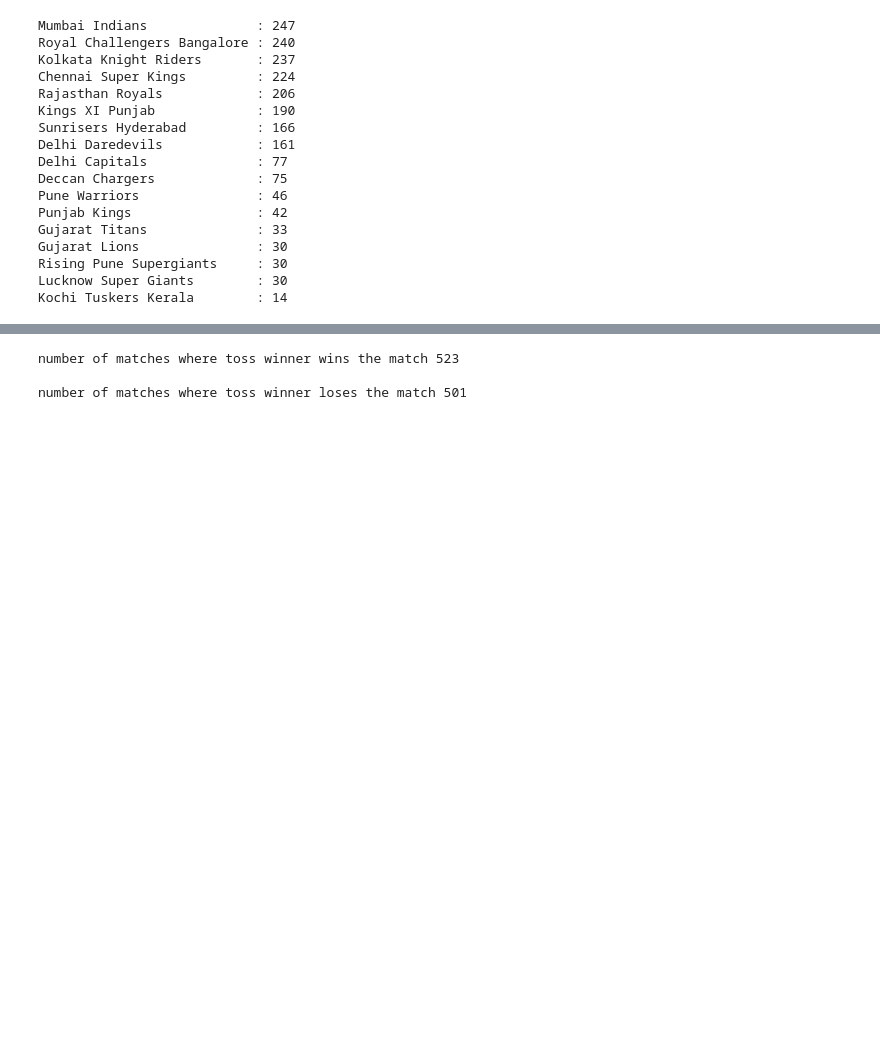
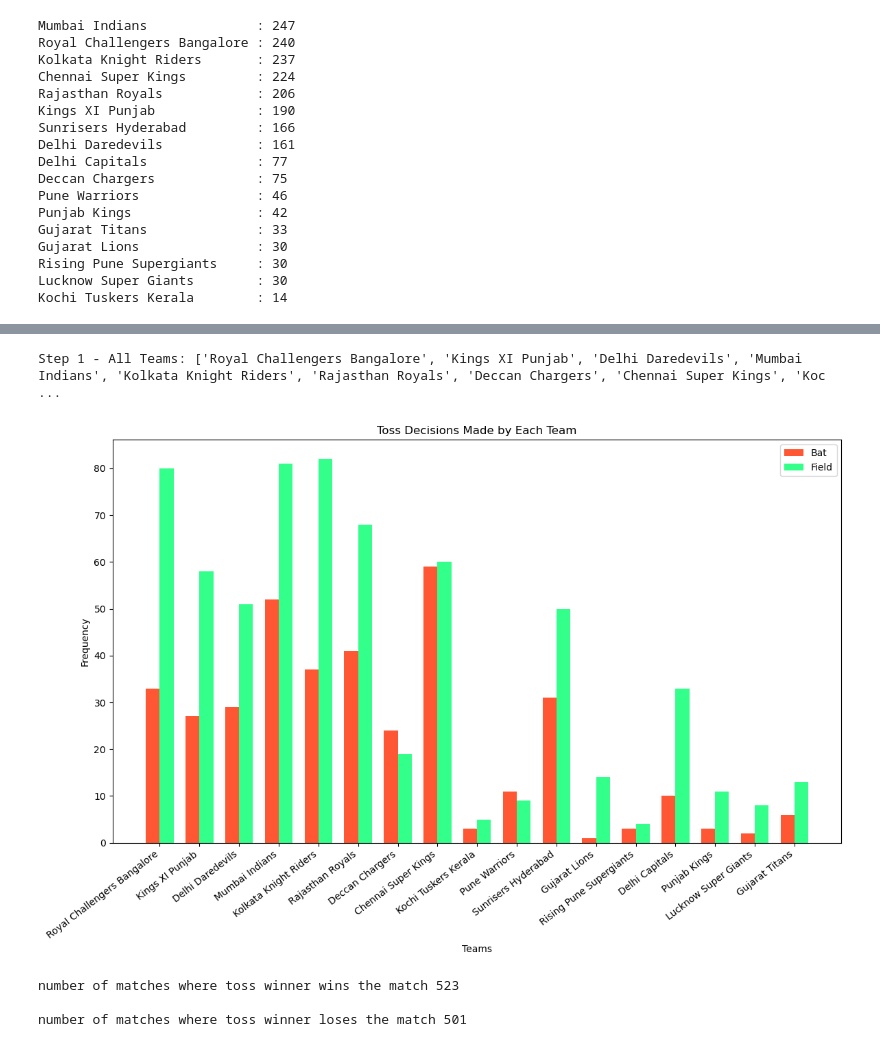
Before and after one commit to code-with-aneesh/IPL_Analysis, a Jupyter notebook: match_analysis.ipynb, the cells around one changed output, grey strips where cells are left out. Drawn from its saved outputs; the diff is of its cells as text; code cells hidden in the pictures; blank space fills up the shorter version.

```diff
--- a/match_analysis.ipynb
+++ b/match_analysis.ipynb
@@ -266,14 +300,3 @@ Gujarat Lions               : 30
 Rising Pune Supergiants     : 30
 Lucknow Super Giants        : 30
 Kochi Tuskers Kerala        : 14
-# %%
-team_toss_decisions = {}
-
-for team in all_teams:
-    team_toss_match = match[match["toss_winner"] == team]
-    toss_decisions_count = team_toss_match["toss_decision"].value_counts()
-    team_toss_decisions[team] = toss_decisions_count
-
-for team, toss_decisions in team_toss_decisions.items():
-    print(team)
-    print(toss_decisions)
@@ -298,3 +303,69 @@ Name: count, dtype: int64
+# %%
+import pandas as pd
+import matplotlib.pyplot as plt
+import numpy as np
+
+# Assuming `match` DataFrame is already loaded
+
+# Step 1: Get the list of all teams
+all_teams = match["team1"].unique().tolist()
+print("Step 1 - All Teams:", all_teams)
+
+# Step 2: Initialize a dictionary to store the toss decisions made by each team
+team_toss_decisions = {}
+
+# Step 3: Calculate the toss decisions made by each team
+for team in all_teams:
+    team_toss_match = match[match["toss_winner"] == team]
+    toss_decisions_count = team_toss_match["toss_decision"].value_counts()
+    team_toss_decisions[team] = (
+        toss_decisions_count.to_dict()
+    )  # Convert Series to dictionary
+
+# Ensure all teams have both "bat" and "field" categories
+for team in all_teams:
+    if "bat" not in team_toss_decisions[team]:
+        team_toss_decisions[team]["bat"] = 0
+    if "field" not in team_toss_decisions[team]:
+        team_toss_decisions[team]["field"] = 0
+
+# Step 4: Separate the toss decision counts for each team
+team_bat_counts = {
+    team: toss_decisions.get("bat", 0)
+    for team, toss_decisions in team_toss_decisions.items()
+}
+team_field_counts = {
+    team: toss_decisions.get("field", 0)
+    for team, toss_decisions in team_toss_decisions.items()
+}
+
+# Step 5: Plot the results using grouped bar chart
+plt.figure(figsize=(12, 8))
+
+bar_width = 0.35
+index = np.arange(len(all_teams))  # Use numpy.arange for evenly spaced positions
+
+plt.bar(index, team_bat_counts.values(), bar_width, label="Bat", color="#FF5733")
+plt.bar(
+    index + bar_width,
+    team_field_counts.values(),
+    bar_width,
+    label="Field",
+    color="#33FF8B",
+)
+
+plt.xlabel("Teams")
+plt.ylabel("Frequency")
+plt.title("Toss Decisions Made by Each Team")
+plt.xticks(
+    index + bar_width / 2, all_teams, rotation=37.5, ha="right"
+)  # Adjust x-axis positions and rotation
+plt.legend()
+plt.tight_layout()  # Adjust layout to prevent clipping of labels
+plt.show()
+# %% [output]
+Step 1 - All Teams: ['Royal Challengers Bangalore', 'Kings XI Punjab', 'Delhi Daredevils', 'Mumbai Indians', 'Kolkata Knight Riders', 'Rajasthan Royals', 'Deccan Chargers', 'Chennai Super Kings', 'Koc ...
+[figure, added]
 # %%
 # determine relationship betweeen winning the toss and winning/losing
 
```
Also changed, not shown: parts of 8 cells of this notebook, 4 other files.
